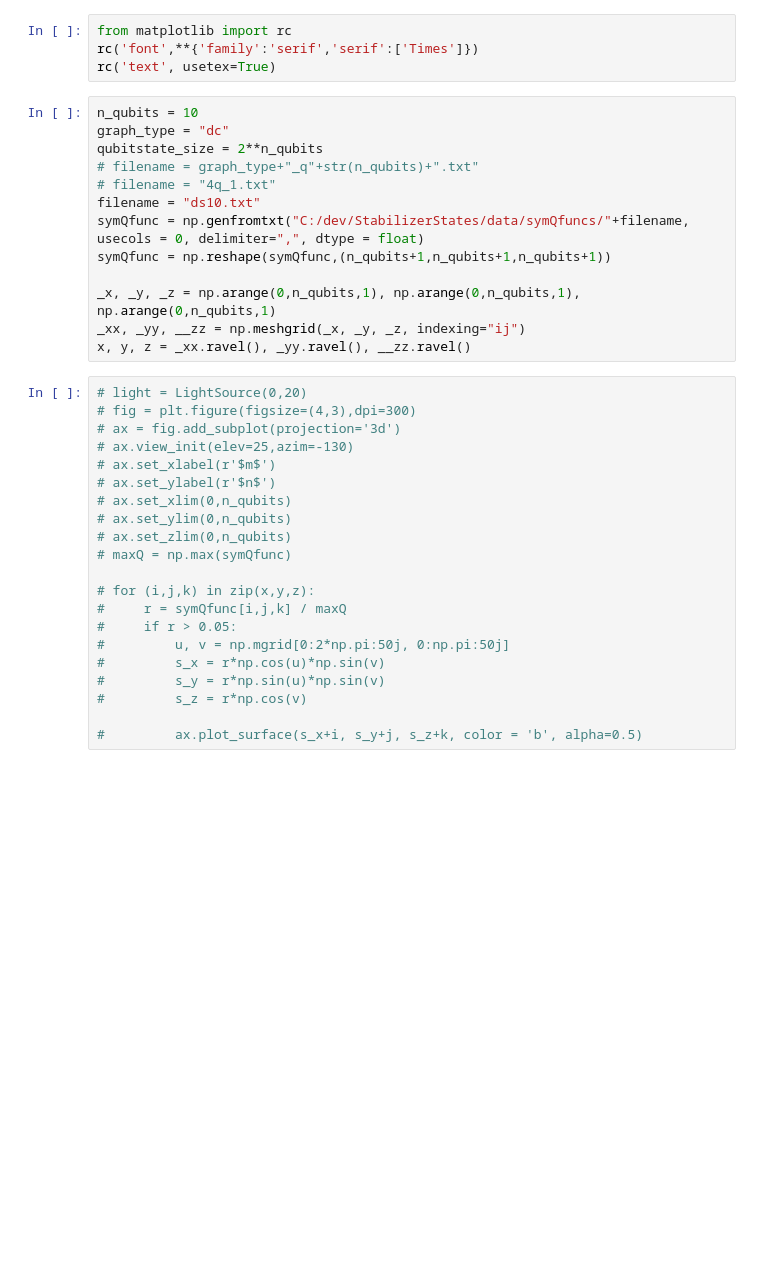
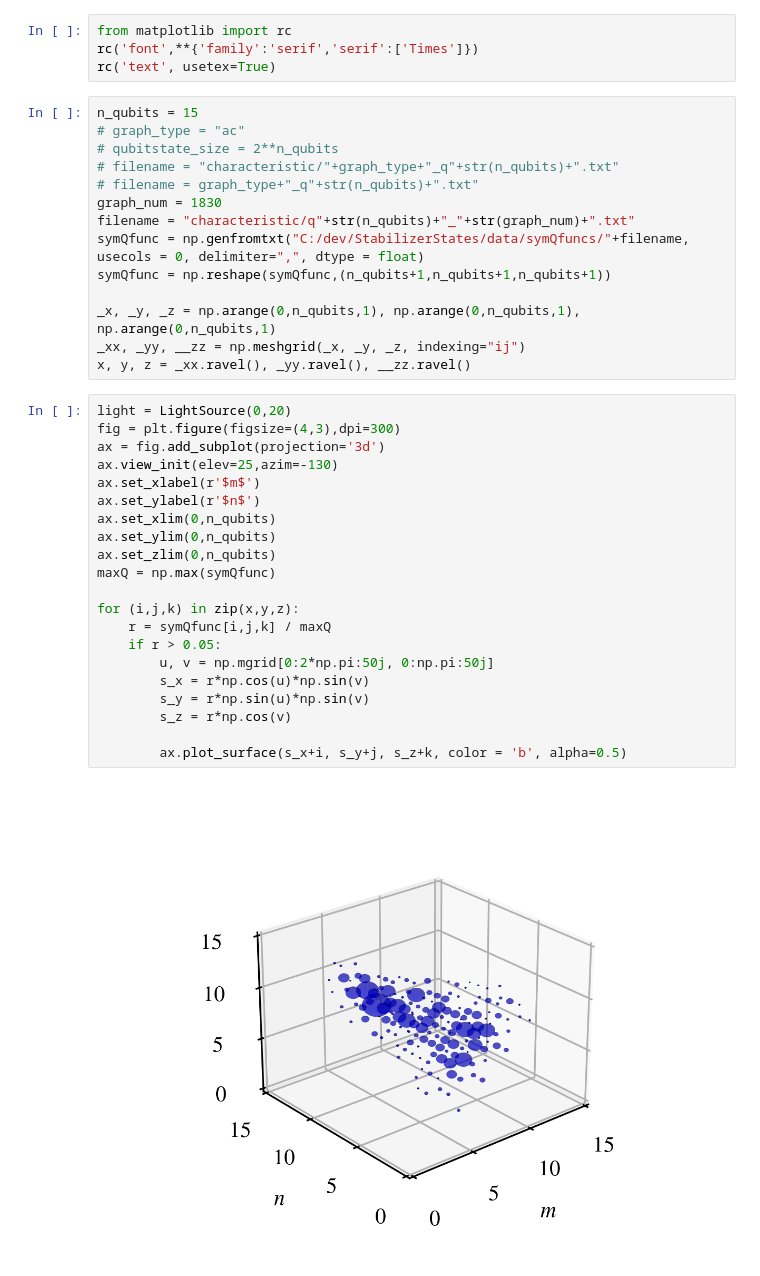
Before and after one commit to Emiliano6754/Stabilizer-States, a Jupyter notebook: symQfuncplots.ipynb, the cells around one changed output. Drawn from its saved outputs; the diff is of its cells as text; blank space fills up the shorter version.

Commit message:
Added graph characteristic plots, fixed binom in kravchuk_checks

```diff
--- a/symQfuncplots.ipynb
+++ b/symQfuncplots.ipynb
@@ -9,12 +9,13 @@ from matplotlib import rc
 rc('font',**{'family':'serif','serif':['Times']})
 rc('text', usetex=True)
 # %%
-n_qubits = 10
-graph_type = "dc"
-qubitstate_size = 2**n_qubits
+n_qubits = 15
+# graph_type = "ac"
+# qubitstate_size = 2**n_qubits
+# filename = "characteristic/"+graph_type+"_q"+str(n_qubits)+".txt"
 # filename = graph_type+"_q"+str(n_qubits)+".txt"
-# filename = "4q_1.txt"
-filename = "ds10.txt"
+graph_num = 1830
+filename = "characteristic/q"+str(n_qubits)+"_"+str(graph_num)+".txt"
 symQfunc = np.genfromtxt("C:/dev/StabilizerStates/data/symQfuncs/"+filename, usecols = 0, delimiter=",", dtype = float)
 symQfunc = np.reshape(symQfunc,(n_qubits+1,n_qubits+1,n_qubits+1))
 
@@ -22,23 +23,25 @@ _x, _y, _z = np.arange(0,n_qubits,1), np.arange(0,n_qubits,1), np.arange(0,n_qub
 _xx, _yy, __zz = np.meshgrid(_x, _y, _z, indexing="ij")
 x, y, z = _xx.ravel(), _yy.ravel(), __zz.ravel()
 # %%
-# light = LightSource(0,20)
-# fig = plt.figure(figsize=(4,3),dpi=300)
-# ax = fig.add_subplot(projection='3d')
-# ax.view_init(elev=25,azim=-130)
-# ax.set_xlabel(r'$m$')
-# ax.set_ylabel(r'$n$')
-# ax.set_xlim(0,n_qubits)
-# ax.set_ylim(0,n_qubits)
-# ax.set_zlim(0,n_qubits)
-# maxQ = np.max(symQfunc)
+light = LightSource(0,20)
+fig = plt.figure(figsize=(4,3),dpi=300)
+ax = fig.add_subplot(projection='3d')
+ax.view_init(elev=25,azim=-130)
+ax.set_xlabel(r'$m$')
+ax.set_ylabel(r'$n$')
+ax.set_xlim(0,n_qubits)
+ax.set_ylim(0,n_qubits)
+ax.set_zlim(0,n_qubits)
+maxQ = np.max(symQfunc)
 
-# for (i,j,k) in zip(x,y,z):
-#     r = symQfunc[i,j,k] / maxQ
-#     if r > 0.05:
-#         u, v = np.mgrid[0:2*np.pi:50j, 0:np.pi:50j]
-#         s_x = r*np.cos(u)*np.sin(v)
-#         s_y = r*np.sin(u)*np.sin(v)
-#         s_z = r*np.cos(v)
+for (i,j,k) in zip(x,y,z):
+    r = symQfunc[i,j,k] / maxQ
+    if r > 0.05:
+        u, v = np.mgrid[0:2*np.pi:50j, 0:np.pi:50j]
+        s_x = r*np.cos(u)*np.sin(v)
+        s_y = r*np.sin(u)*np.sin(v)
+        s_z = r*np.cos(v)
 
-#         ax.plot_surface(s_x+i, s_y+j, s_z+k, color = 'b', alpha=0.5)
+        ax.plot_surface(s_x+i, s_y+j, s_z+k, color = 'b', alpha=0.5)
+# %% [output]
+[figure, added]
```
Also changed, not shown: parts of 4 cells of this notebook, 7 other files.
